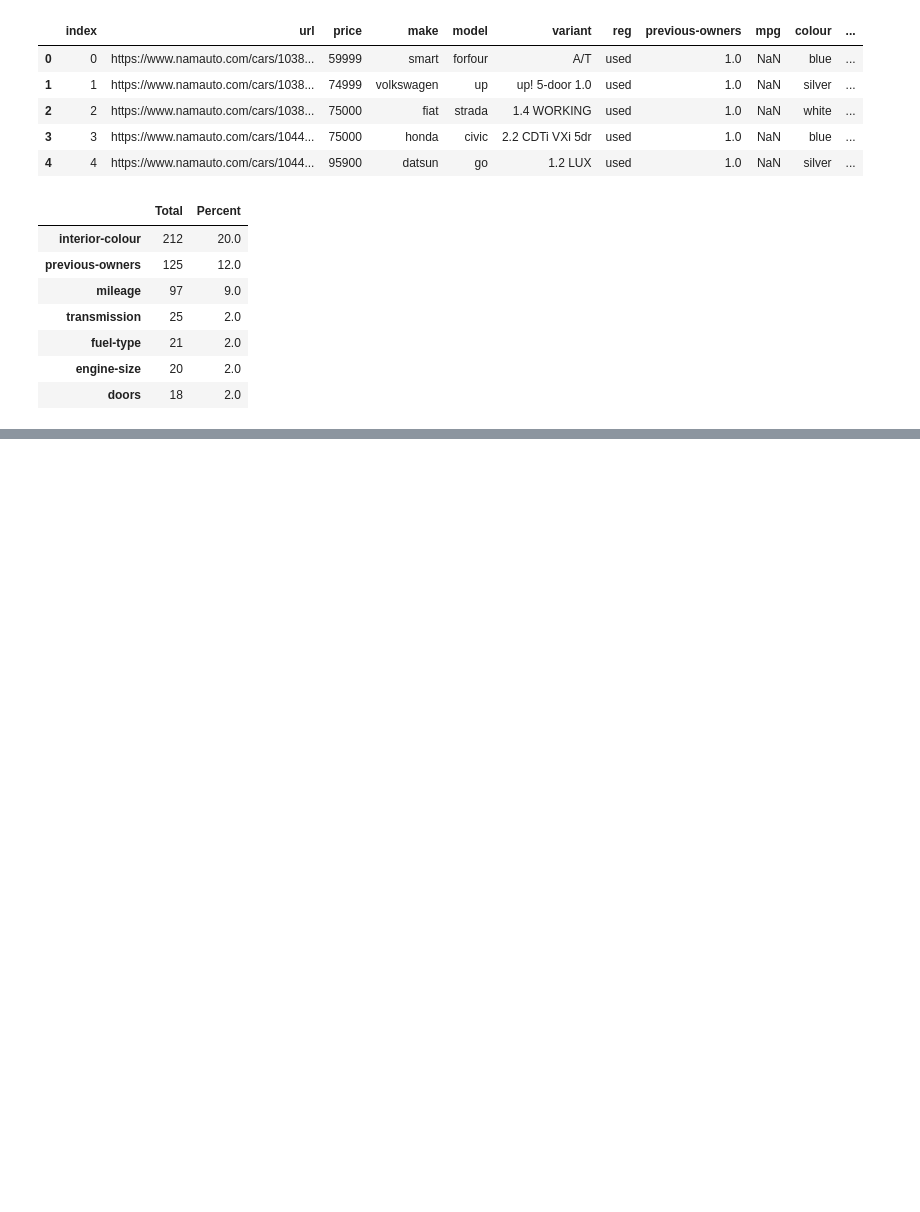
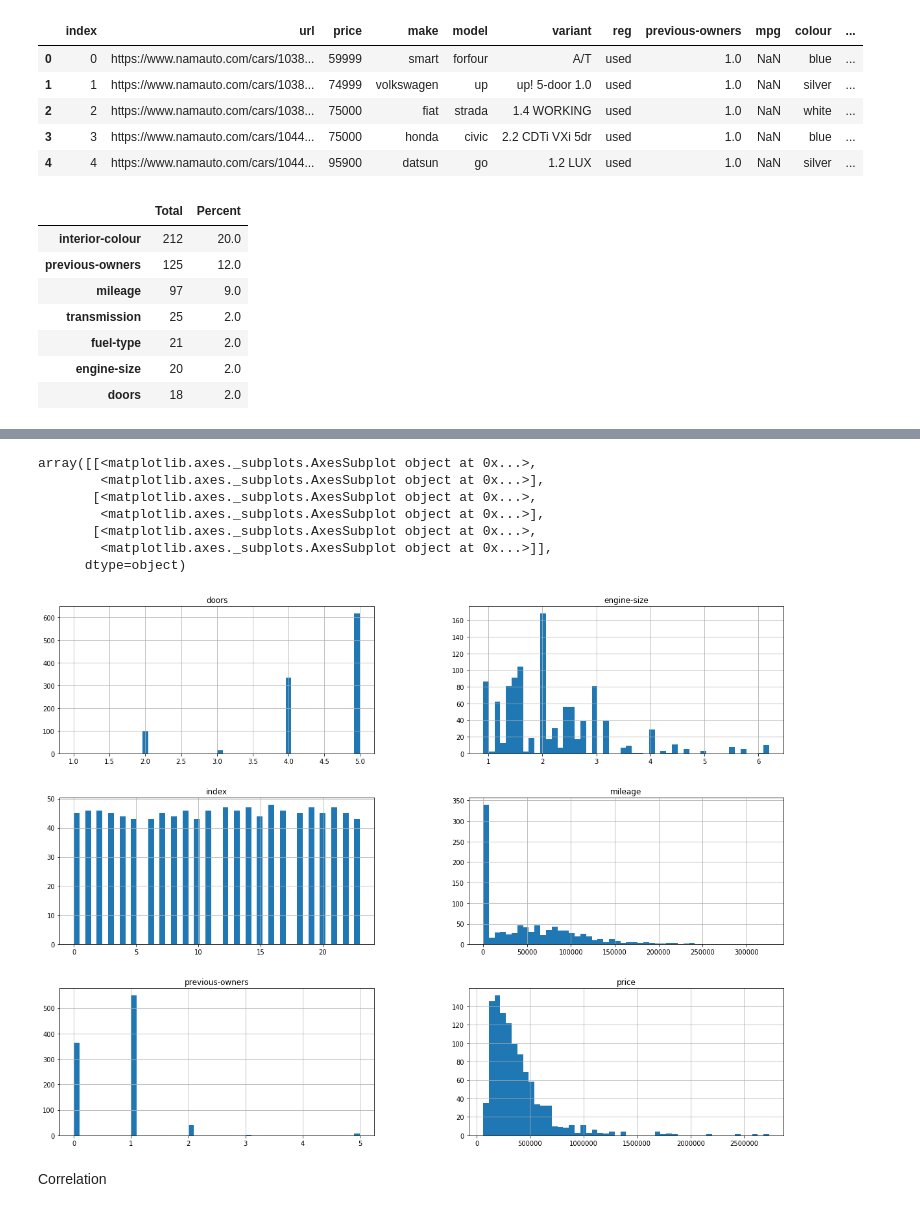
Before and after one commit to shambekela/Namcar-price-predictor, a Jupyter notebook: Car prediction.ipynb, the cells around one changed output, grey strips where cells are left out. Cells and saved outputs as stored; diff of their text form; code cells hidden in the pictures; blank space fills up the shorter version.

```diff
--- a/Car prediction.ipynb
+++ b/Car prediction.ipynb
@@ -109,7 +109,7 @@ def replace_character(text):
     text = text.rstrip()
     return text
 # %%
-data['mileage'] = data['mileage'].apply(lambda x: replace_character(x) if pd.notnull(x) else x)
+data['mileage'] = pd.to_numeric(data['mileage'].apply(lambda x: replace_character(x) if pd.notnull(x) else x))
 # %% [markdown]
 Engine-size cleaning
 # %%
@@ -454,0 +476,13 @@ missing_percentage(data)
+# %%
+data.hist(bins=50, figsize=(20, 15))
+# %% [output]
+array([[<matplotlib.axes._subplots.AxesSubplot object at 0x...>,
+        <matplotlib.axes._subplots.AxesSubplot object at 0x...>],
+       [<matplotlib.axes._subplots.AxesSubplot object at 0x...>,
+        <matplotlib.axes._subplots.AxesSubplot object at 0x...>],
+       [<matplotlib.axes._subplots.AxesSubplot object at 0x...>,
+        <matplotlib.axes._subplots.AxesSubplot object at 0x...>]],
+      dtype=object)
+[figure, added]
+# %% [markdown]
+Correlation
```
Also changed, not shown: parts of 14 cells of this notebook.
